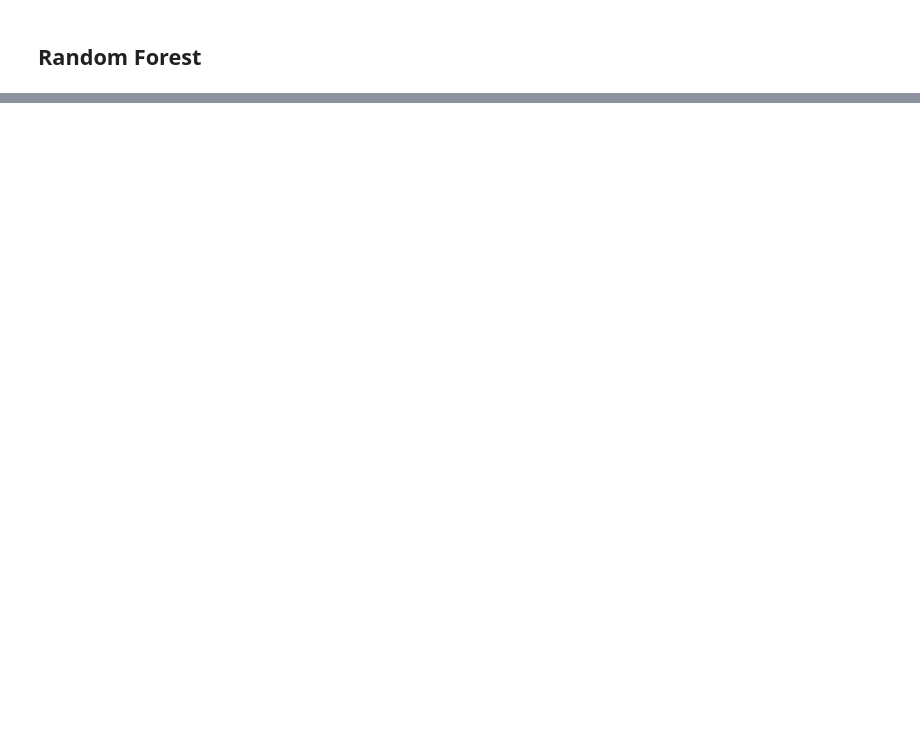
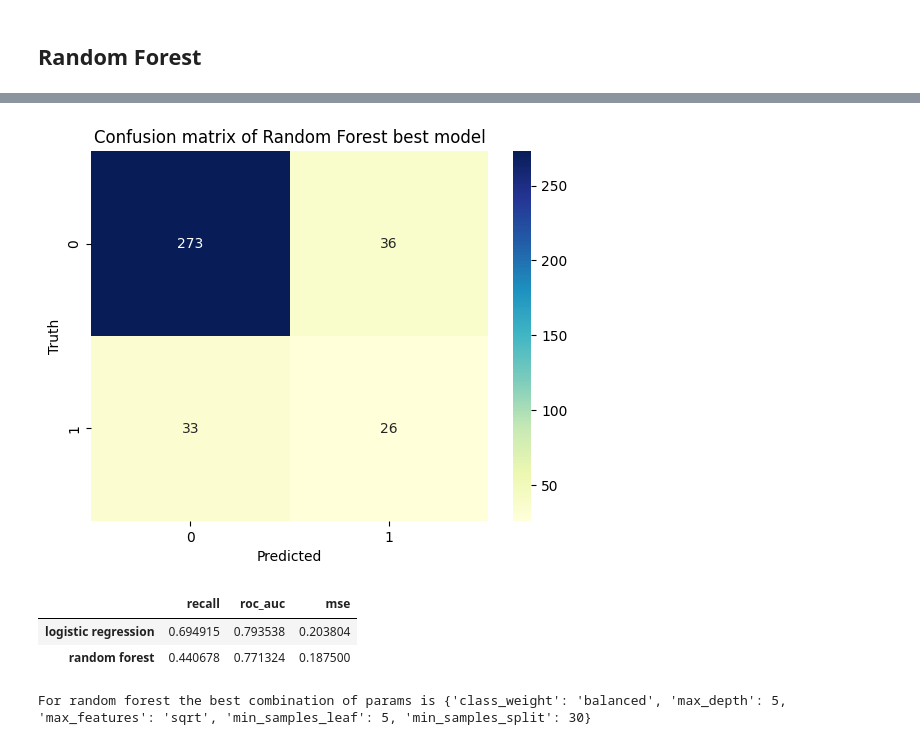
Before and after one commit to ZakariaElKazdam/Attrition-detection, a Jupyter notebook: Modeling.ipynb, the cells around one changed output, grey strips where cells are left out. Saved outputs shown, nothing was run; the diff lists cells and outputs as text; code cells hidden in the pictures; blank space fills up the shorter version.

Commit message:
random forest + gridsearch and analysis

```diff
--- a/Modeling.ipynb
+++ b/Modeling.ipynb
@@ -505,0 +543,19 @@ cv_random_forest
+# %%
+parameters_RF = {
+    "max_depth": [None, 5, 10, 20], #The maximum depth of the tree. If None, then nodes are expanded until all leaves are pure or until all leaves contain less than min_samples_split
+    "min_samples_split": [2, 10, 30], #The minimum number of samples required to split an internal node
+    "min_samples_leaf": [1, 5, 10], #The minimum number of samples required to be at a leaf node
+    "max_features": [None, "sqrt", "log2"], #The number of features to consider when looking for the best split, None corresponds to considering all features
+    "class_weight": [None, "balanced"]
+}
+
+
+gridsearch_RF =GridSearchCV(
+    estimator= RandomForestClassifier(n_estimators=200, n_jobs=4, bootstrap=True, random_state=67), # six seveeeeeeeeeeeeeeen
+    param_grid=parameters_RF,
+    scoring= 'recall',
+    cv= strat_Kfold_RF,
+    verbose = 10
+)
+
+gridsearch_RF
@@ -505,0 +572,2 @@ cv_random_forest
+# %%
+gridsearch_RF.fit(X_train,y_train)
@@ -505,0 +605,13 @@ cv_random_forest
+# %%
+best_RF = gridsearch_RF.best_estimator_
+
+y_precicted_rf = best_RF.predict(X_test)
+y_proba_RF = best_RF.predict_proba(X_test)[:,1]
+
+recall_RF = recall_score(y_test,y_precicted_rf)
+roc_auc_RF = roc_auc_score( y_test, y_proba_RF)
+mse_RF = mean_squared_error(y_test, y_precicted_rf)
+
+print(f'The recall, auc and mse  of best log_reg combination is is equal to {[recall_RF, roc_auc_RF, mse_RF]} ')
+
+best_performances.loc['random forest'] = (recall_RF, roc_auc_RF, mse_RF)
@@ -505,0 +632,20 @@ cv_random_forest
+# %%
+confusion_matrix_rf = pd.DataFrame(confusion_matrix(y_test, y_precicted_rf))
+
+sns.heatmap(confusion_matrix_rf , annot= True , cmap='YlGnBu', fmt ='g')
+plt.title('Confusion matrix of Random Forest best model')
+plt.xlabel('Predicted')
+plt.ylabel('Truth')
+plt.show()
+# %% [output]
+[figure, added]
+# %%
+best_performances
+# %% [output]
+|  | recall | roc_auc | mse |
+| logistic regression | 0.694915 | 0.793538 | 0.203804 |
+| random forest | 0.440678 | 0.771324 | 0.187500 |
+# %%
+print( f'For random forest the best combination of params is {gridsearch_RF.best_params_} ')
+# %% [output]
+For random forest the best combination of params is {'class_weight': 'balanced', 'max_depth': 5, 'max_features': 'sqrt', 'min_samples_leaf': 5, 'min_samples_split': 30}
```
Also changed, not shown: parts of 22 cells of this notebook.
